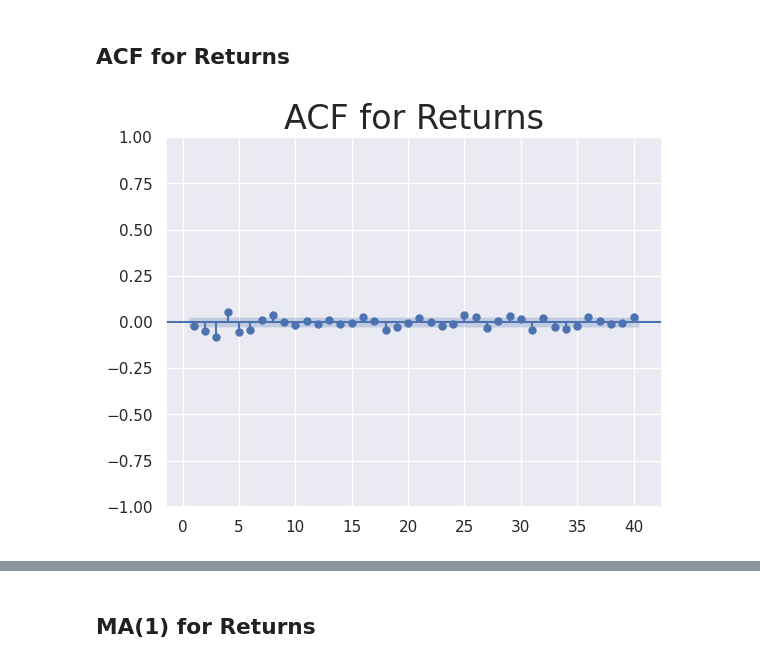
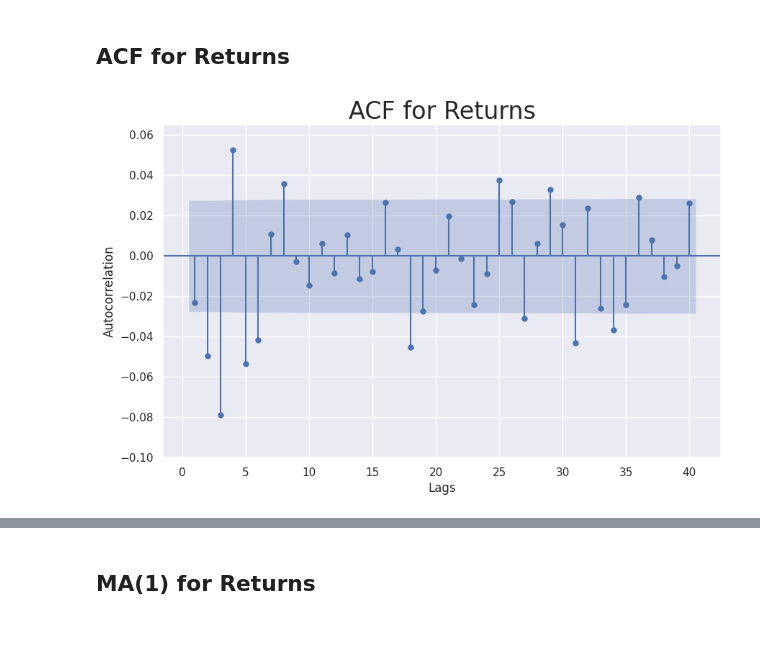
Before and after one commit to davidsosaolea/curso-series-temporales, a Jupyter notebook: 6. Modelos MA medias móviles/Python/8_Modelo_MA_Returns.ipynb, the cells around one changed output, grey strips where cells are left out. Cells and saved outputs as stored; diff of their text form; code cells hidden in the pictures; blank space fills up the shorter version.

```diff
--- a/6. Modelos MA medias móviles/Python/8_Modelo_MA_Returns.ipynb
+++ b/6. Modelos MA medias móviles/Python/8_Modelo_MA_Returns.ipynb
@@ -57,10 +57,19 @@ df.head()
 | 1994-01-13 | 3360.01 | -0.356166 |
 # %% [markdown]
 ## ACF for Returns
-# %%
-sgt.plot_acf(df.returns[1:], zero = False, lags = 40)
-plt.title("ACF for Returns", size=24)
-plt.show()
-# %% [output]
-[figure, removed]
+# %%
+import matplotlib.pyplot as plt
+from statsmodels.graphics.tsaplots import plot_acf
+
+# Suponiendo que df.returns[1:] contiene tus datos de retorno
+fig, ax = plt.subplots(figsize=(10, 6))
+plot_acf(df.returns[1:], zero=False, lags=40, ax=ax)
+plt.title("ACF for Returns", size=24)
+plt.ylim(-0.1, 0.065)  # Establece los límites del eje Y
+plt.xlabel('Lags')
+plt.ylabel('Autocorrelation')
+plt.grid(True)
+plt.show()
+# %% [output]
+[figure, added]
 # %%
```
Also changed, not shown: parts of 21 cells of this notebook.
